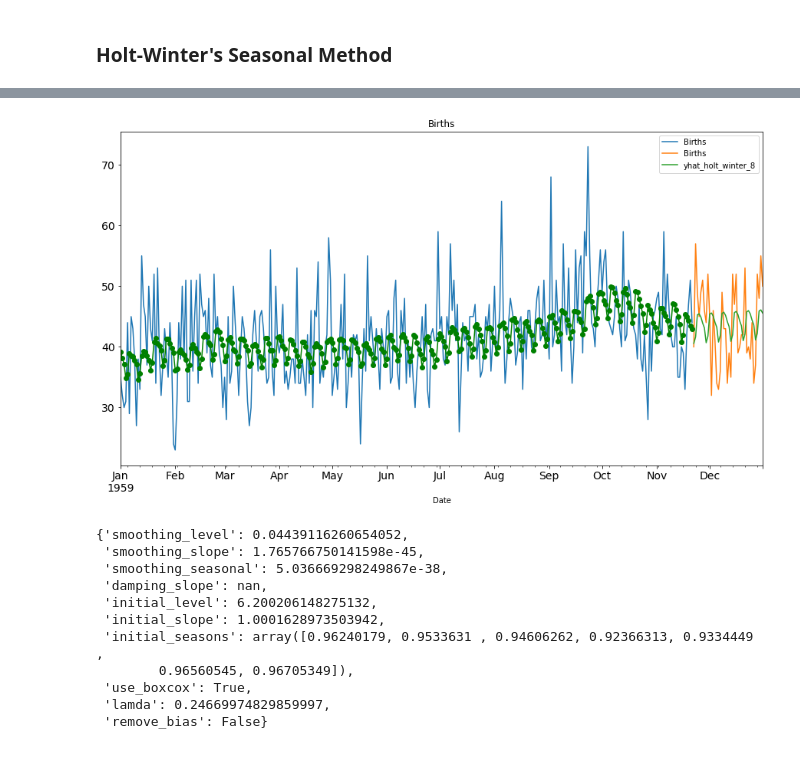
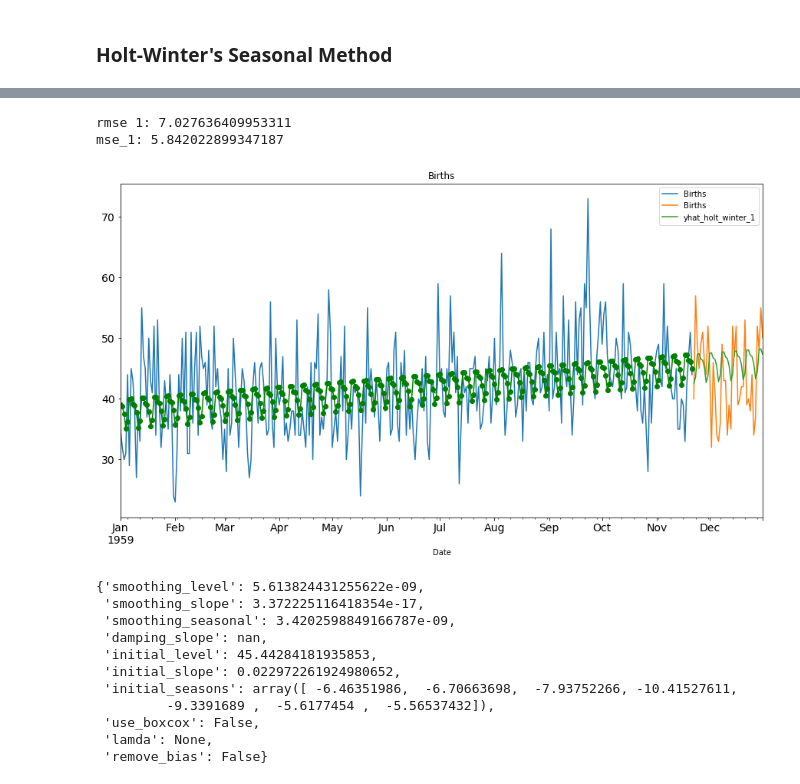
Before and after one commit to seckindinc/Python, a Jupyter notebook: Algorithms/Time-Series/TS-Forecasting_Methods.ipynb, the cells around one changed output, grey strips where cells are left out. Saved outputs shown, nothing was run; the diff lists cells and outputs as text; code cells hidden in the pictures.

Commit message:
optimal parameter search

```diff
--- a/Algorithms/Time-Series/TS-Forecasting_Methods.ipynb
+++ b/Algorithms/Time-Series/TS-Forecasting_Methods.ipynb
@@ -190,36 +192,3 @@ holt_.params
  'remove_bias': False}
 # %% [markdown]
 ### __Holt-Winter's Seasonal Method__
-# %%
-holt_winter_1 = ExponentialSmoothing(train.Births,trend='add', seasonal='add', seasonal_periods=7, damped=False).fit()
-holt_winter_2 = ExponentialSmoothing(train.Births,trend='add', seasonal='add', seasonal_periods=7, damped=True).fit()
-holt_winter_3 = ExponentialSmoothing(train.Births,trend='add', seasonal='mul', seasonal_periods=7, damped=False).fit()
-holt_winter_4 = ExponentialSmoothing(train.Births,trend='add', seasonal='mul', seasonal_periods=7, damped=True).fit()
-holt_winter_5 = ExponentialSmoothing(train.Births,trend='mul', seasonal='add', seasonal_periods=7, damped=False).fit()
-holt_winter_6 = ExponentialSmoothing(train.Births,trend='mul', seasonal='add', seasonal_periods=7, damped=True).fit()
-holt_winter_7 = ExponentialSmoothing(train.Births,trend='mul', seasonal='mul', seasonal_periods=7, damped=True).fit()
-holt_winter_8 = ExponentialSmoothing(train.Births,trend='mul', seasonal='mul', seasonal_periods=7, damped=False).fit()
-test['yhat_holt_winter_1'] = holt_winter_1.forecast(len(test))
-test['yhat_holt_winter_2'] = holt_winter_2.forecast(len(test))
-test['yhat_holt_winter_3'] = holt_winter_3.forecast(len(test))
-test['yhat_holt_winter_4'] = holt_winter_4.forecast(len(test))
-test['yhat_holt_winter_5'] = holt_winter_5.forecast(len(test))
-test['yhat_holt_winter_6'] = holt_winter_6.forecast(len(test))
-test['yhat_holt_winter_7'] = holt_winter_7.forecast(len(test))
-test['yhat_holt_winter_8'] = holt_winter_8.forecast(len(test))
-print('rmse 1:',sqrt(mean_squared_error(test.Births, test.yhat_holt_winter_1)))
-print('rmse 2:',sqrt(mean_squared_error(test.Births, test.yhat_holt_winter_2)))
-print('rmse 3:',sqrt(mean_squared_error(test.Births, test.yhat_holt_winter_3)))
-print('rmse 4:',sqrt(mean_squared_error(test.Births, test.yhat_holt_winter_4)))
-print('rmse 5:',sqrt(mean_squared_error(test.Births, test.yhat_holt_winter_5)))
-print('rmse 6:',sqrt(mean_squared_error(test.Births, test.yhat_holt_winter_6)))
-print('rmse 7:',sqrt(mean_squared_error(test.Births, test.yhat_holt_winter_7)))
-print('rmse 8:',sqrt(mean_squared_error(test.Births, test.yhat_holt_winter_8)))
-print('mse_1:',mean_absolute_error(test.Births, test.yhat_holt_winter_1))
-print('mse_2:',mean_absolute_error(test.Births, test.yhat_holt_winter_2))
-print('mse_3:',mean_absolute_error(test.Births, test.yhat_holt_winter_3))
-print('mse_4:',mean_absolute_error(test.Births, test.yhat_holt_winter_4))
-print('mse_5:',mean_absolute_error(test.Births, test.yhat_holt_winter_5))
-print('mse_6:',mean_absolute_error(test.Births, test.yhat_holt_winter_6))
-print('mse_7:',mean_absolute_error(test.Births, test.yhat_holt_winter_7))
-print('mse_8:',mean_absolute_error(test.Births, test.yhat_holt_winter_8))
@@ -243,24 +195,32 @@ mse_8: 5.460022756684269
+# %%
+holt_winter_1 = ExponentialSmoothing(train.Births,trend='add', seasonal='add', seasonal_periods=7).fit()
+test['yhat_holt_winter_1'] = holt_winter_1.forecast(len(test))
+print('rmse 1:',sqrt(mean_squared_error(test.Births, test.yhat_holt_winter_1)))
+print('mse_1:',mean_absolute_error(test.Births, test.yhat_holt_winter_1))
+# %% [output]
+rmse 1: 7.027636409953311
+mse_1: 5.842022899347187
 # %%
 #Plotting data
 train.Births.plot(figsize=(15,8), title= 'Births', fontsize=14, legend=True)
 test.Births.plot(figsize=(15,8), title= 'Births', fontsize=14, legend=True)
-test.yhat_holt_winter_8.plot(figsize=(15,8), title= 'Births', fontsize=14, legend=True)
-holt_winter_8.fittedvalues.plot(marker='o', color='green')
+test.yhat_holt_winter_1.plot(figsize=(15,8), title= 'Births', fontsize=14, legend=True)
+holt_winter_1.fittedvalues.plot(marker='o', color='green')
 plt.show()
 # %% [output]
-[figure, old version]
+[figure, new version]
 # %%
-holt_winter_8.params
+holt_winter_1.params
 # %% [output]
-{'smoothing_level': 0.04439116260654052,
- 'smoothing_slope': 1.765766750141598e-45,
- 'smoothing_seasonal': 5.036669298249867e-38,
+{'smoothing_level': 5.613824431255622e-09,
+ 'smoothing_slope': 3.372225116418354e-17,
+ 'smoothing_seasonal': 3.4202598849166787e-09,
  'damping_slope': nan,
- 'initial_level': 6.200206148275132,
- 'initial_slope': 1.0001628973503942,
- 'initial_seasons': array([0.96240179, 0.9533631 , 0.94606262, 0.92366313, 0.9334449 ,
-        0.96560545, 0.96705349]),
- 'use_boxcox': True,
- 'lamda': 0.24669974829859997,
+ 'initial_level': 45.44284181935853,
+ 'initial_slope': 0.022972261924980652,
+ 'initial_seasons': array([ -6.46351986,  -6.70663698,  -7.93752266, -10.41527611,
+         -9.3391689 ,  -5.6177454 ,  -5.56537432]),
+ 'use_boxcox': False,
+ 'lamda': None,
  'remove_bias': False}
 # %%
```
Also changed, not shown: parts of 8 cells of this notebook.
